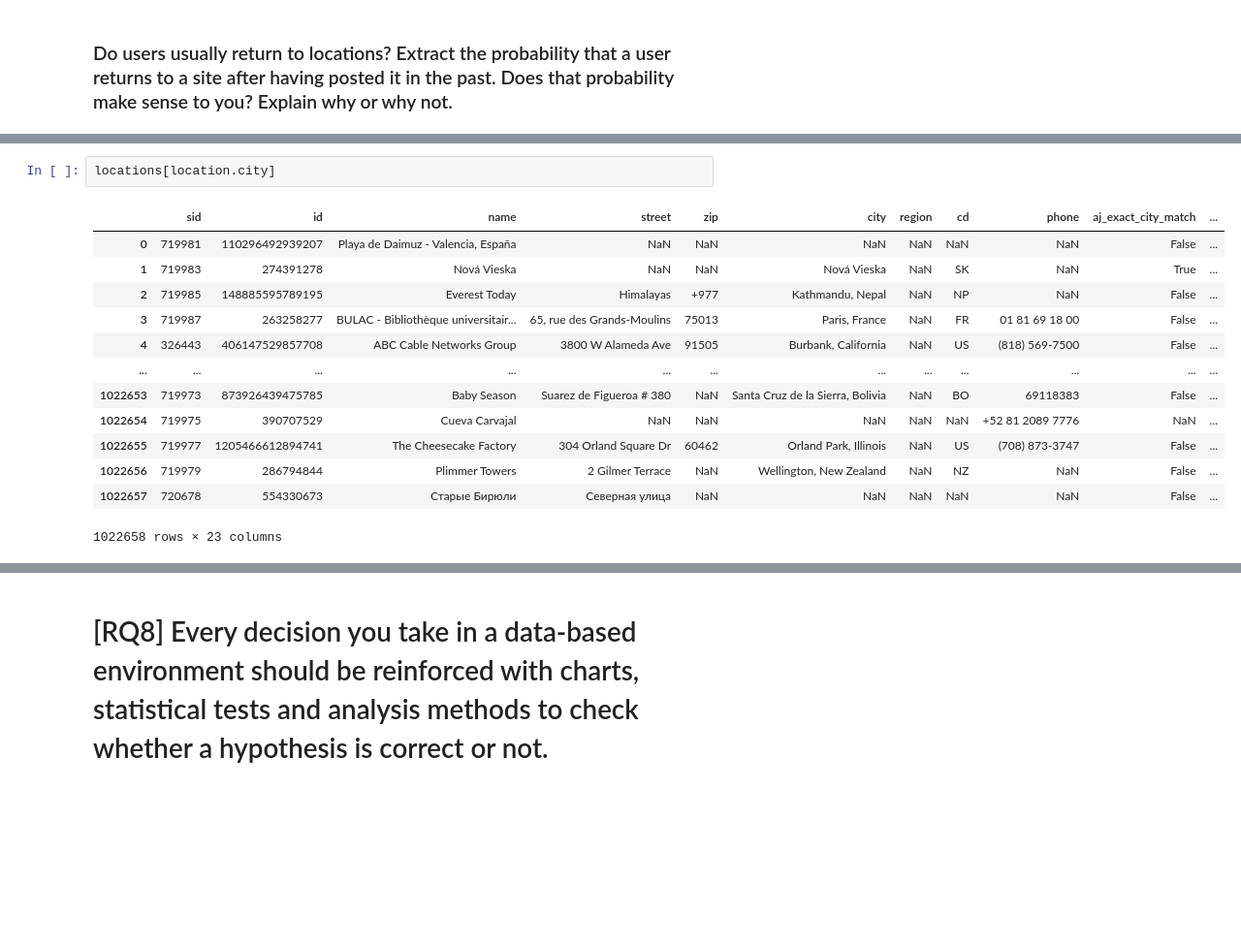
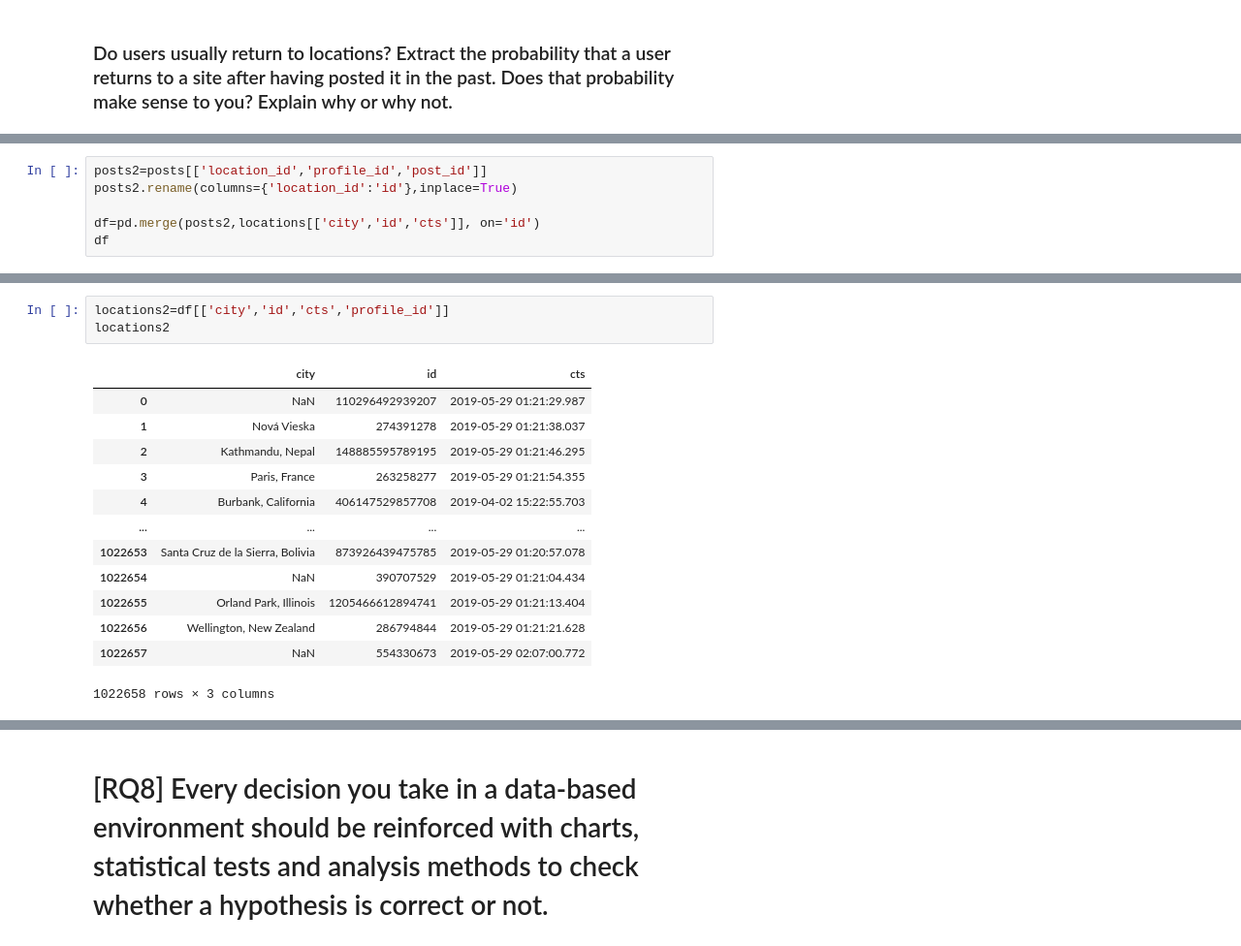
Before and after one commit to MRampo/ADM-HMW2, a Jupyter notebook: 2HW_ADM.ipynb, the cells around one changed output, grey strips where cells are left out. Shown at 97% size. Drawn from its saved outputs; the diff is of its cells as text; blank space fills up the shorter version.

```diff
--- a/2HW_ADM.ipynb
+++ b/2HW_ADM.ipynb
@@ -808,0 +1236,6 @@ The probability that a post receives more than 20% "likes" of the number of foll
+# %%
+posts2=posts[['location_id','profile_id','post_id']]
+posts2.rename(columns={'location_id':'id'},inplace=True)
+
+df=pd.merge(posts2,locations[['city','id','cts']], on='id')
+df
@@ -809,16 +1260,17 @@ The probability that a post receives more than 20% "likes" of the number of foll
 # %%
-locations[location.city]
+locations2=df[['city','id','cts','profile_id']]
+locations2
 # %% [output]
-|  | sid | id | name | street | zip | city | region | cd | phone | aj_exact_city_match | ... |
-| 0 | 719981 | 110296492939207 | Playa de Daimuz - Valencia, España | NaN | NaN | NaN | NaN | NaN | NaN | False | ... |
-| 1 | 719983 | 274391278 | Nová Vieska | NaN | NaN | Nová Vieska | NaN | SK | NaN | True | ... |
-| 2 | 719985 | 148885595789195 | Everest Today | Himalayas | +977 | Kathmandu, Nepal | NaN | NP | NaN | False | ... |
-| 3 | 719987 | 263258277 | BULAC - Bibliothèque universitair... | 65, rue des Grands-Moulins | 75013 | Paris, France | NaN | FR | 01 81 69 18 00 | False | ... |
-| 4 | 326443 | 406147529857708 | ABC Cable Networks Group | 3800 W Alameda Ave | 91505 | Burbank, California | NaN | US | (818) 569-7500 | False | ... |
-| ... | ... | ... | ... | ... | ... | ... | ... | ... | ... | ... | ... |
-| 1022653 | 719973 | 873926439475785 | Baby Season | Suarez de Figueroa # 380 | NaN | Santa Cruz de la Sierra, Bolivia | NaN | BO | 69118383 | False | ... |
-| 1022654 | 719975 | 390707529 | Cueva Carvajal | NaN | NaN | NaN | NaN | NaN | +52 81 2089 7776 | NaN | ... |
-| 1022655 | 719977 | 1205466612894741 | The Cheesecake Factory | 304 Orland Square Dr | 60462 | Orland Park, Illinois | NaN | US | (708) 873-3747 | False | ... |
-| 1022656 | 719979 | 286794844 | Plimmer Towers | 2 Gilmer Terrace | NaN | Wellington, New Zealand | NaN | NZ | NaN | False | ... |
-| 1022657 | 720678 | 554330673 | Старые Бирюли | Северная улица | NaN | NaN | NaN | NaN | NaN | False | ... |
+|  | city | id | cts |
+| 0 | NaN | 110296492939207 | 2019-05-29 01:21:29.987 |
+| 1 | Nová Vieska | 274391278 | 2019-05-29 01:21:38.037 |
+| 2 | Kathmandu, Nepal | 148885595789195 | 2019-05-29 01:21:46.295 |
+| 3 | Paris, France | 263258277 | 2019-05-29 01:21:54.355 |
+| 4 | Burbank, California | 406147529857708 | 2019-04-02 15:22:55.703 |
+| ... | ... | ... | ... |
+| 1022653 | Santa Cruz de la Sierra, Bolivia | 873926439475785 | 2019-05-29 01:20:57.078 |
+| 1022654 | NaN | 390707529 | 2019-05-29 01:21:04.434 |
+| 1022655 | Orland Park, Illinois | 1205466612894741 | 2019-05-29 01:21:13.404 |
+| 1022656 | Wellington, New Zealand | 286794844 | 2019-05-29 01:21:21.628 |
+| 1022657 | NaN | 554330673 | 2019-05-29 02:07:00.772 |
-1022658 rows × 23 columns
+1022658 rows × 3 columns
```
Also changed, not shown: parts of 45 cells of this notebook.
